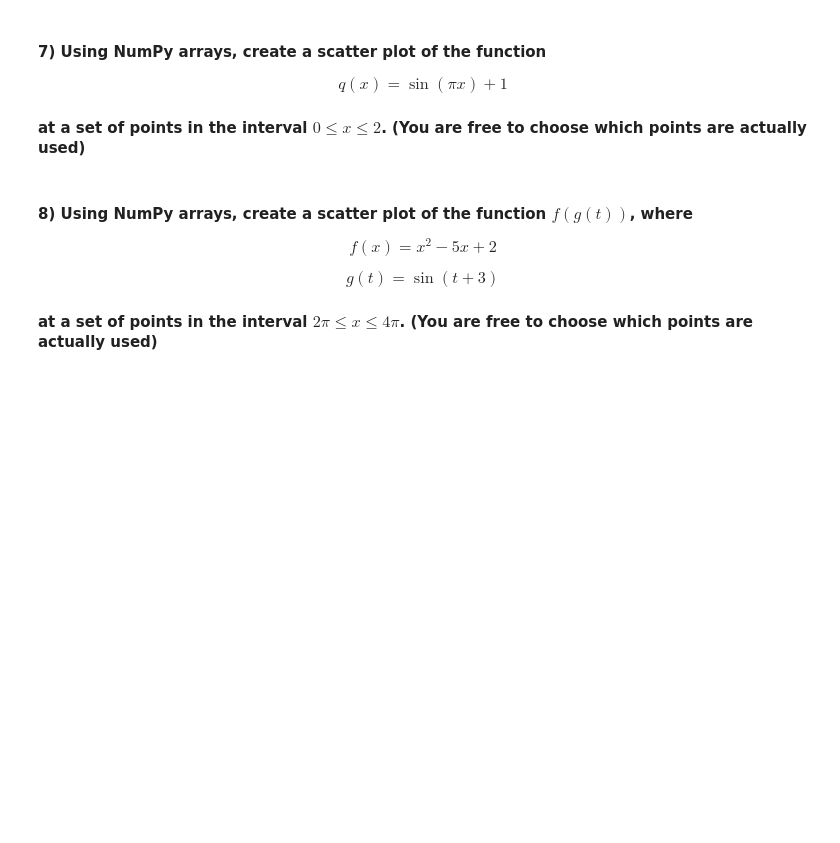
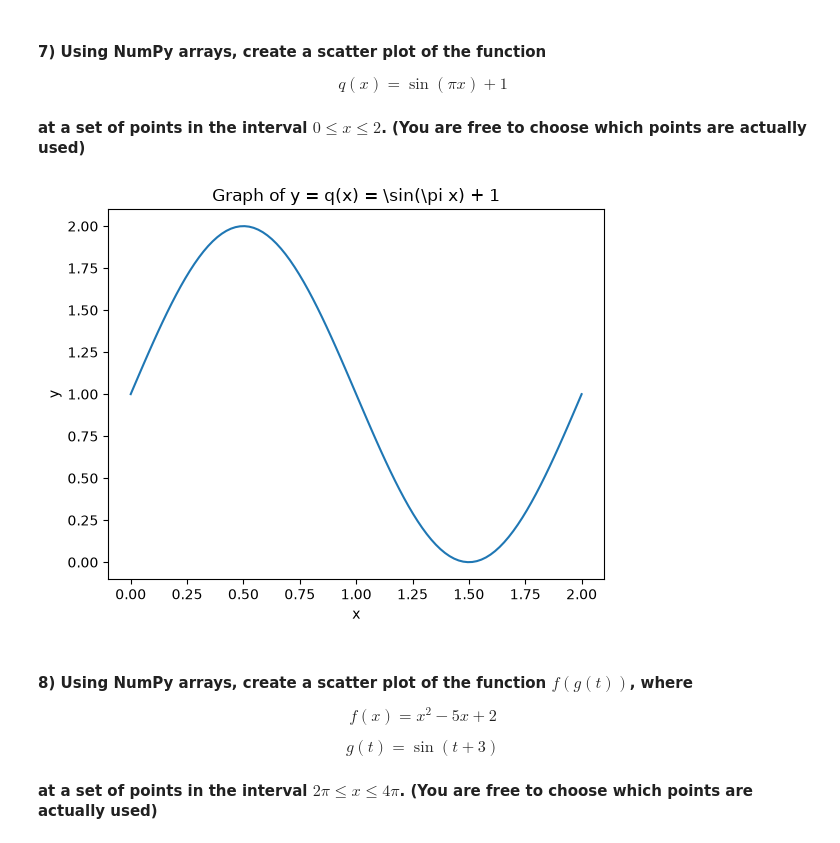
Before and after one commit to katiejoohongkang-cloud/datasci151fall2026, a Jupyter notebook: lecture_04_other_sequence_objects/Lecture04 copy.ipynb, the cells around one changed output. Drawn from its saved outputs; the diff is of its cells as text; code cells hidden in the pictures; blank space fills up the shorter version.

```diff
--- a/lecture_04_other_sequence_objects/Lecture04 copy.ipynb
+++ b/lecture_04_other_sequence_objects/Lecture04 copy.ipynb
@@ -641,6 +723,17 @@ $$q(x) = \sin(\pi x) + 1$$
 #### at a set of points in the interval $0 \leq x \leq 2$. (You are free to choose which points are actually used)
 # %%
 # your code here
+
+x_vals = np.linspace(0,2,100)
+y_vals = np.sin(np.pi*x_vals) + 1
+
+plt.plot(x_vals, y_vals)
+plt.title("Graph of y = q(x) = \\sin(\\pi x) + 1")
+plt.xlabel("x")
+plt.ylabel("y")
+plt.show()
+# %% [output]
+[figure, added]
 # %% [markdown]
 #### **8)** Using NumPy arrays, create a scatter plot of the function $f(g(t))$, where
 
```
Also changed, not shown: parts of 13 cells of this notebook.
